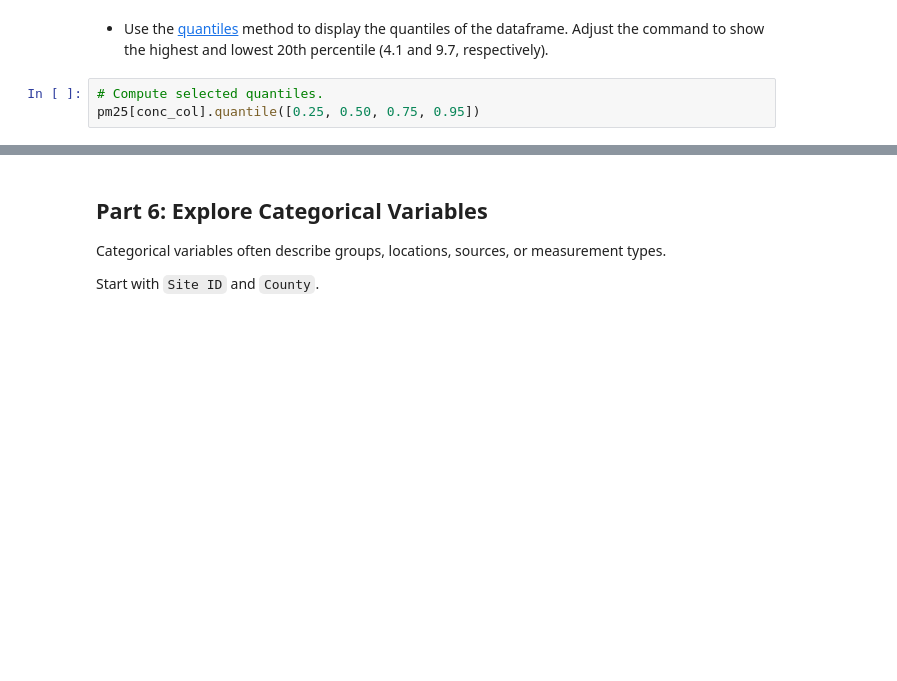
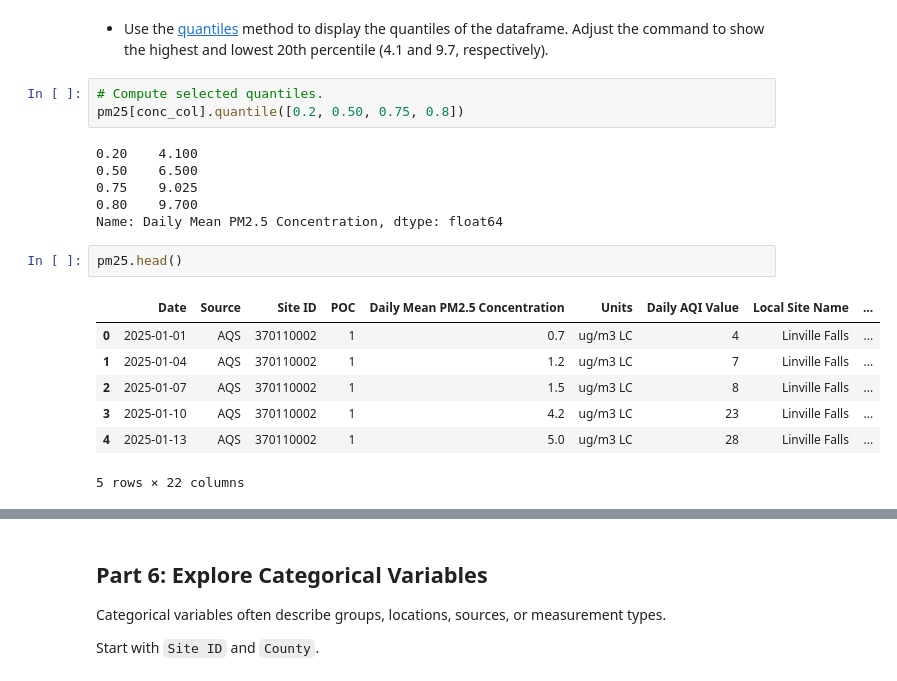
Before and after one commit to mbunker11/ENVR700, a Jupyter notebook: Lessons/M3-L-data-exploration-3-lab.ipynb, the cells around one changed output, grey strips where cells are left out. Cells and saved outputs as stored; diff of their text form; blank space fills up the shorter version.

```diff
--- a/Lessons/M3-L-data-exploration-3-lab.ipynb
+++ b/Lessons/M3-L-data-exploration-3-lab.ipynb
@@ -145,7 +273,23 @@ print("Median PM2.5:", median_pm25)
 * Use the [quantiles](https://pandas.pydata.org/docs/reference/api/pandas.DataFrame.quantile.html) method to display the quantiles of the dataframe. Adjust the command to show the highest and lowest 20th percentile (4.1 and 9.7, respectively).
 # %%
 # Compute selected quantiles.
-pm25[conc_col].quantile([0.25, 0.50, 0.75, 0.95])
+pm25[conc_col].quantile([0.2, 0.50, 0.75, 0.8])
+# %% [output]
+0.20    4.100
+0.50    6.500
+0.75    9.025
+0.80    9.700
+Name: Daily Mean PM2.5 Concentration, dtype: float64
+# %%
+pm25.head()
+# %% [output]
+|  | Date | Source | Site ID | POC | Daily Mean PM2.5 Concentration | Units | Daily AQI Value | Local Site Name | ... |
+| 0 | 2025-01-01 | AQS | 370110002 | 1 | 0.7 | ug/m3 LC | 4 | Linville Falls | ... |
+| 1 | 2025-01-04 | AQS | 370110002 | 1 | 1.2 | ug/m3 LC | 7 | Linville Falls | ... |
+| 2 | 2025-01-07 | AQS | 370110002 | 1 | 1.5 | ug/m3 LC | 8 | Linville Falls | ... |
+| 3 | 2025-01-10 | AQS | 370110002 | 1 | 4.2 | ug/m3 LC | 23 | Linville Falls | ... |
+| 4 | 2025-01-13 | AQS | 370110002 | 1 | 5.0 | ug/m3 LC | 28 | Linville Falls | ... |
+5 rows × 22 columns
 # %% [markdown]
 ### Interpretation
 
```
Also changed, not shown: parts of 17 cells of this notebook.
